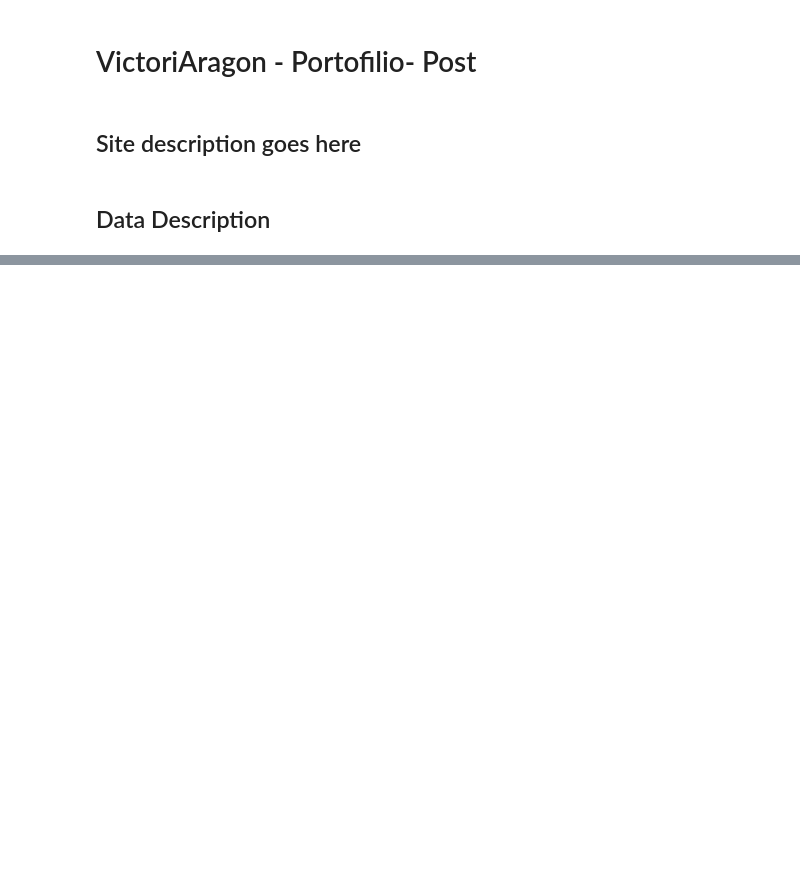
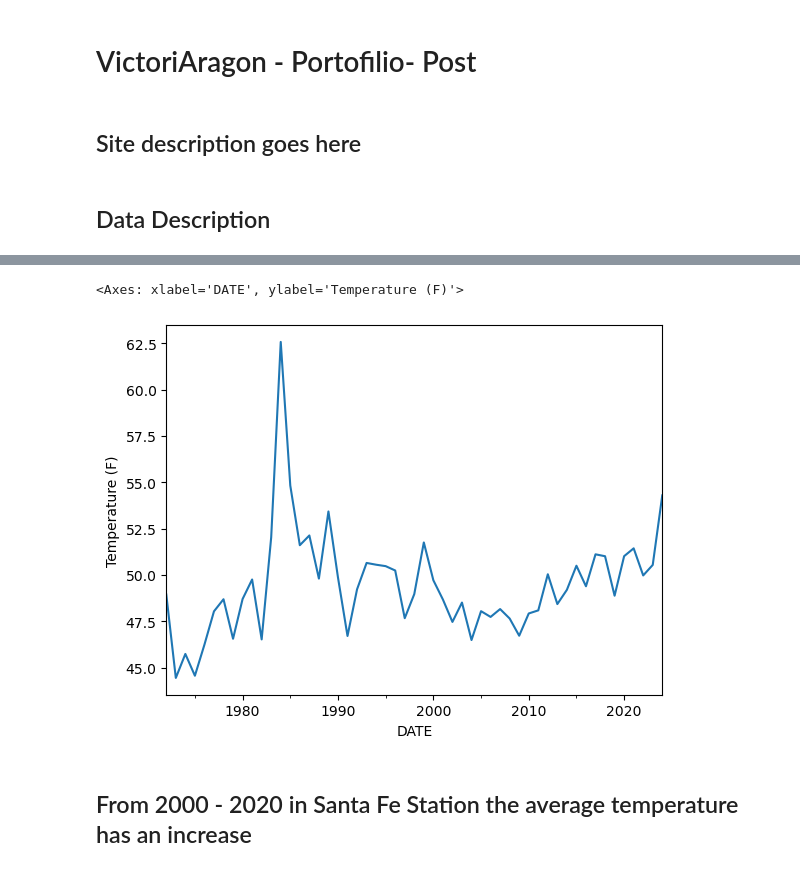
Before and after one commit to earthlab-education/climate-coding-challenge-VictoriAragon, a Jupyter notebook: VictoriAragon-portfolio-post.ipynb, the cells around one changed output, grey strips where cells are left out. Drawn from its saved outputs; the diff is of its cells as text; code cells hidden in the pictures; blank space fills up the shorter version.

```diff
--- a/VictoriAragon-portfolio-post.ipynb
+++ b/VictoriAragon-portfolio-post.ipynb
@@ -24,0 +23,5 @@ climate_df.TOBS.plot(ylabel="Temperature (F)")
+# %%
+# REMOVED STATIONS
+
+NM_df = NM_df[["PRCP", "TOBS"]]
+NM_df
@@ -24,0 +45,5 @@ climate_df.TOBS.plot(ylabel="Temperature (F)")
+# %%
+# Resampling the data
+
+NM_ann_climate_df = NM_df.resample('Y').mean()
+NM_ann_climate_df
@@ -24,0 +69,9 @@ climate_df.TOBS.plot(ylabel="Temperature (F)")
+# %%
+# PLOT TEMP OBS COLUMN
+
+NM_ann_climate_df.TOBS.plot(ylabel="Temperature (F)")
+# %% [output]
+<Axes: xlabel='DATE', ylabel='Temperature (F)'>
+[figure, added]
+# %% [markdown]
+## From 2000 - 2020 in Santa Fe Station the average temperature has an increase
```
Also changed, not shown: parts of 6 cells of this notebook.
